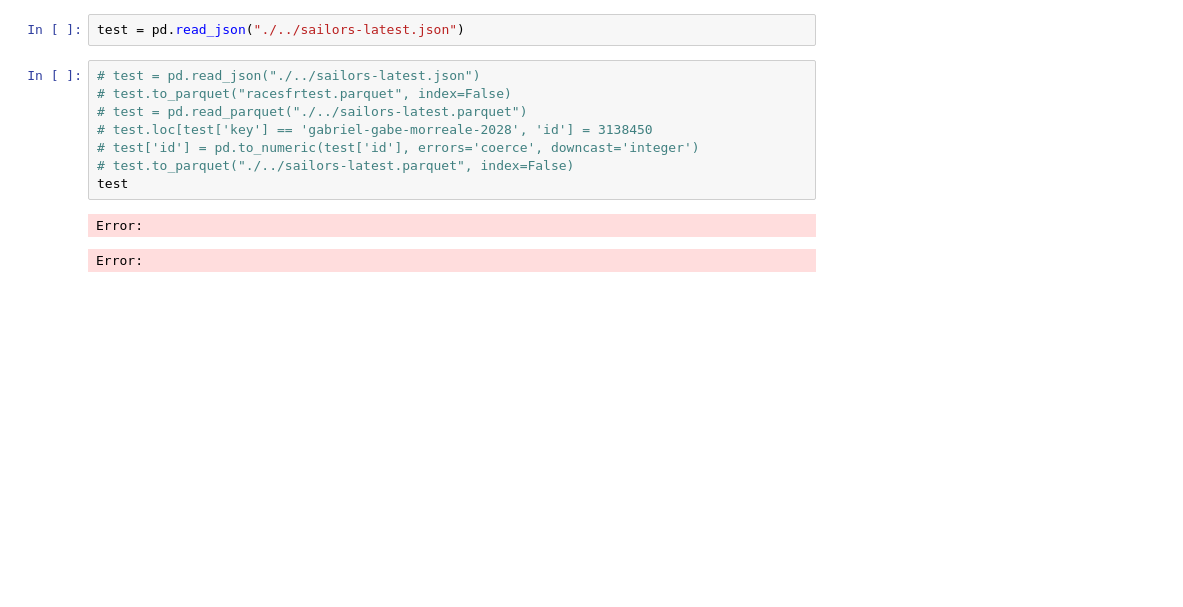
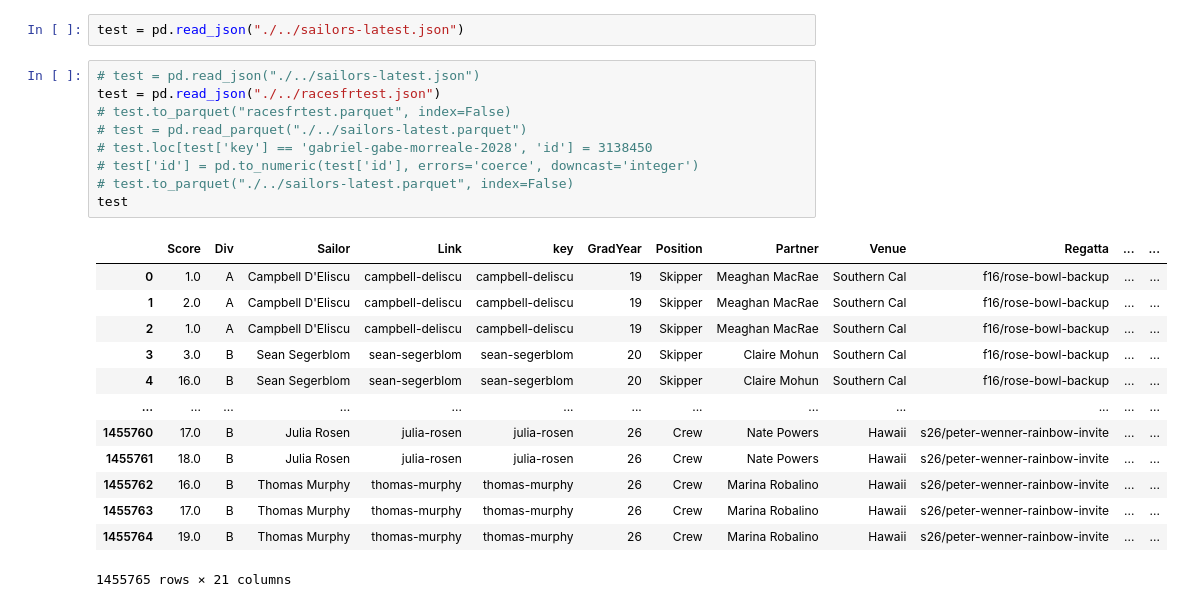
Before and after one commit to 7fi/sailing-rating-calculation, a Jupyter notebook: refactor/testing.ipynb, the cells around one changed output. Saved outputs shown, nothing was run; the diff lists cells and outputs as text; blank space fills up the shorter version.

```diff
--- a/refactor/testing.ipynb
+++ b/refactor/testing.ipynb
@@ -83,12 +83,24 @@ def updateSailorRatings(args):
 test = pd.read_json("./../sailors-latest.json")
 # %%
 # test = pd.read_json("./../sailors-latest.json")
+test = pd.read_json("./../racesfrtest.json")
 # test.to_parquet("racesfrtest.parquet", index=False)
 # test = pd.read_parquet("./../sailors-latest.parquet")
 # test.loc[test['key'] == 'gabriel-gabe-morreale-2028', 'id'] = 3138450
 # test['id'] = pd.to_numeric(test['id'], errors='coerce', downcast='integer')
 # test.to_parquet("./../sailors-latest.parquet", index=False)
 test
 # %% [output]
+|  | Score | Div | Sailor | Link | key | GradYear | Position | Partner | Venue | Regatta | ... | ... |
+| 0 | 1.0 | A | Campbell D'Eliscu | campbell-deliscu | campbell-deliscu | 19 | Skipper | Meaghan MacRae | Southern Cal | f16/rose-bowl-backup | ... | ... |
+| 1 | 2.0 | A | Campbell D'Eliscu | campbell-deliscu | campbell-deliscu | 19 | Skipper | Meaghan MacRae | Southern Cal | f16/rose-bowl-backup | ... | ... |
+| 2 | 1.0 | A | Campbell D'Eliscu | campbell-deliscu | campbell-deliscu | 19 | Skipper | Meaghan MacRae | Southern Cal | f16/rose-bowl-backup | ... | ... |
+| 3 | 3.0 | B | Sean Segerblom | sean-segerblom | sean-segerblom | 20 | Skipper | Claire Mohun | Southern Cal | f16/rose-bowl-backup | ... | ... |
+| 4 | 16.0 | B | Sean Segerblom | sean-segerblom | sean-segerblom | 20 | Skipper | Claire Mohun | Southern Cal | f16/rose-bowl-backup | ... | ... |
+| ... | ... | ... | ... | ... | ... | ... | ... | ... | ... | ... | ... | ... |
+| 1455760 | 17.0 | B | Julia Rosen | julia-rosen | julia-rosen | 26 | Crew | Nate Powers | Hawaii | s26/peter-wenner-rainbow-invite | ... | ... |
+| 1455761 | 18.0 | B | Julia Rosen | julia-rosen | julia-rosen | 26 | Crew | Nate Powers | Hawaii | s26/peter-wenner-rainbow-invite | ... | ... |
+| 1455762 | 16.0 | B | Thomas Murphy | thomas-murphy | thomas-murphy | 26 | Crew | Marina Robalino | Hawaii | s26/peter-wenner-rainbow-invite | ... | ... |
+| 1455763 | 17.0 | B | Thomas Murphy | thomas-murphy | thomas-murphy | 26 | Crew | Marina Robalino | Hawaii | s26/peter-wenner-rainbow-invite | ... | ... |
+| 1455764 | 19.0 | B | Thomas Murphy | thomas-murphy | thomas-murphy | 26 | Crew | Marina Robalino | Hawaii | s26/peter-wenner-rainbow-invite | ... | ... |
-Error:
+1455765 rows × 21 columns
-Error:
```
Also changed, not shown: 7 other files.
